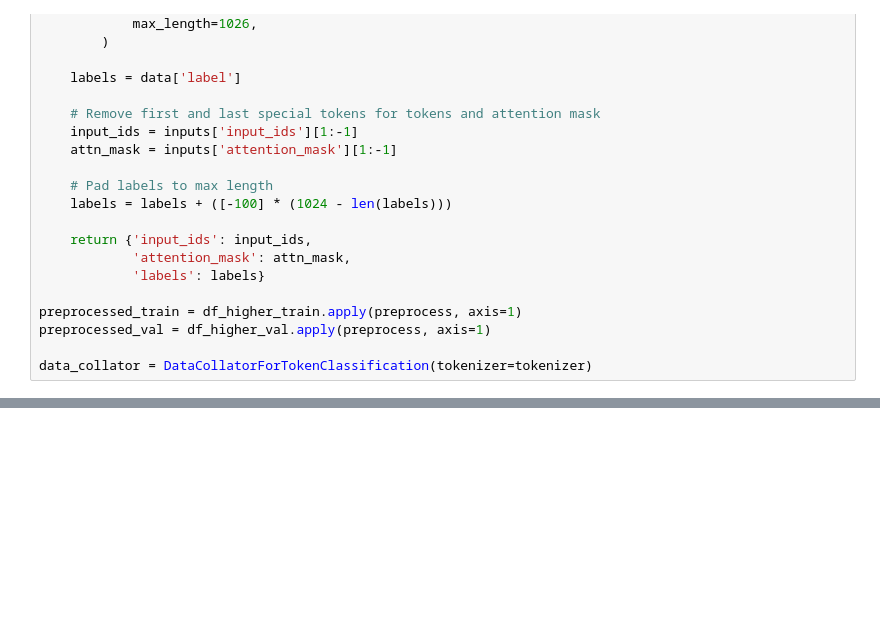
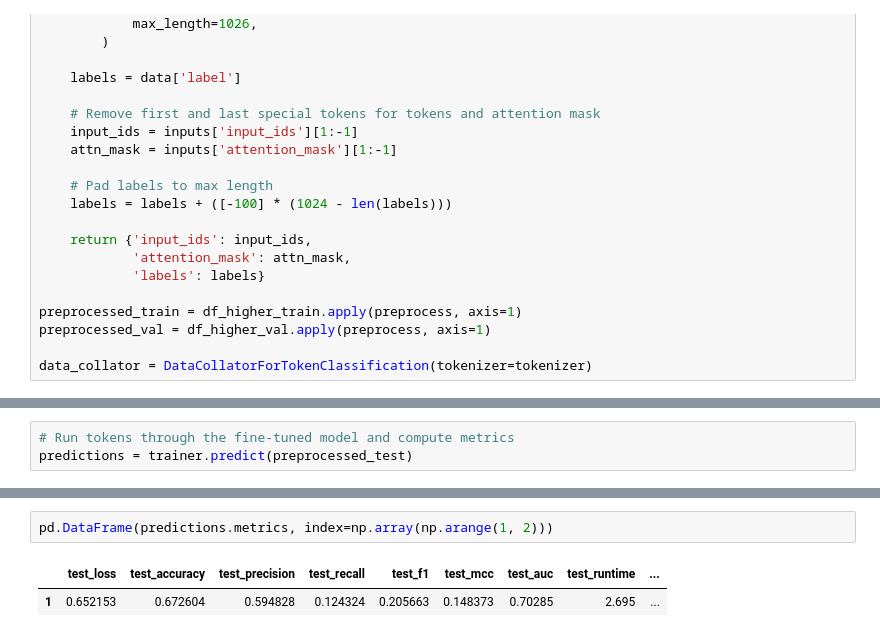
Before and after one commit to harryb257/MScProject, a Jupyter notebook: ESM2 finetune.ipynb, the cells around one changed output, grey strips where cells are left out. Cells and saved outputs as stored; diff of their text form; blank space fills up the shorter version.

```diff
--- a/ESM2 finetune.ipynb
+++ b/ESM2 finetune.ipynb
@@ -392,0 +734,3 @@ dtype: object
+# %%
+# Run tokens through the fine-tuned model and compute metrics
+predictions = trainer.predict(preprocessed_test)
@@ -392,0 +739,5 @@ dtype: object
+# %%
+pd.DataFrame(predictions.metrics, index=np.array(np.arange(1, 2)))
+# %% [output]
+|  | test_loss | test_accuracy | test_precision | test_recall | test_f1 | test_mcc | test_auc | test_runtime | ... |
+| 1 | 0.652153 | 0.672604 | 0.594828 | 0.124324 | 0.205663 | 0.148373 | 0.70285 | 2.695 | ... |
```
Also changed, not shown: parts of 21 cells of this notebook.
